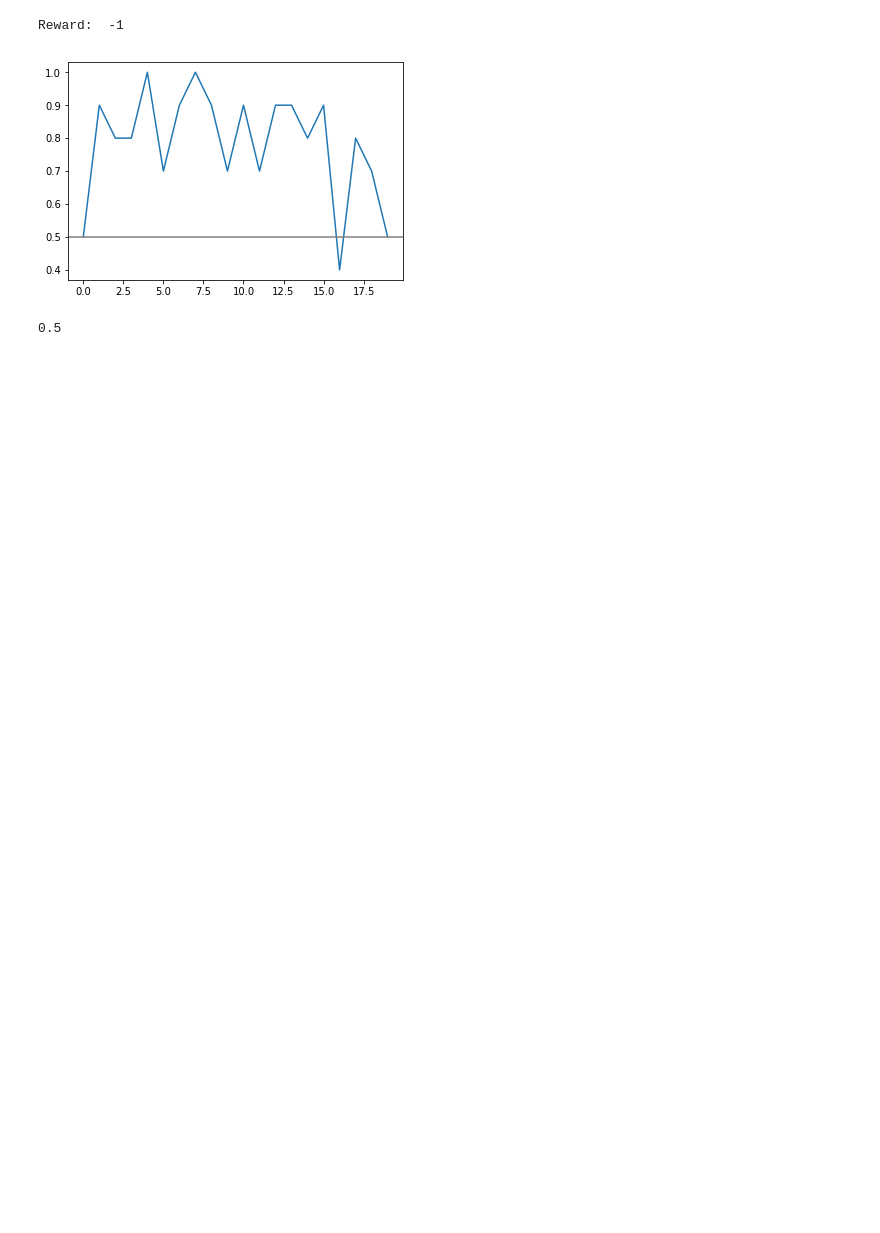
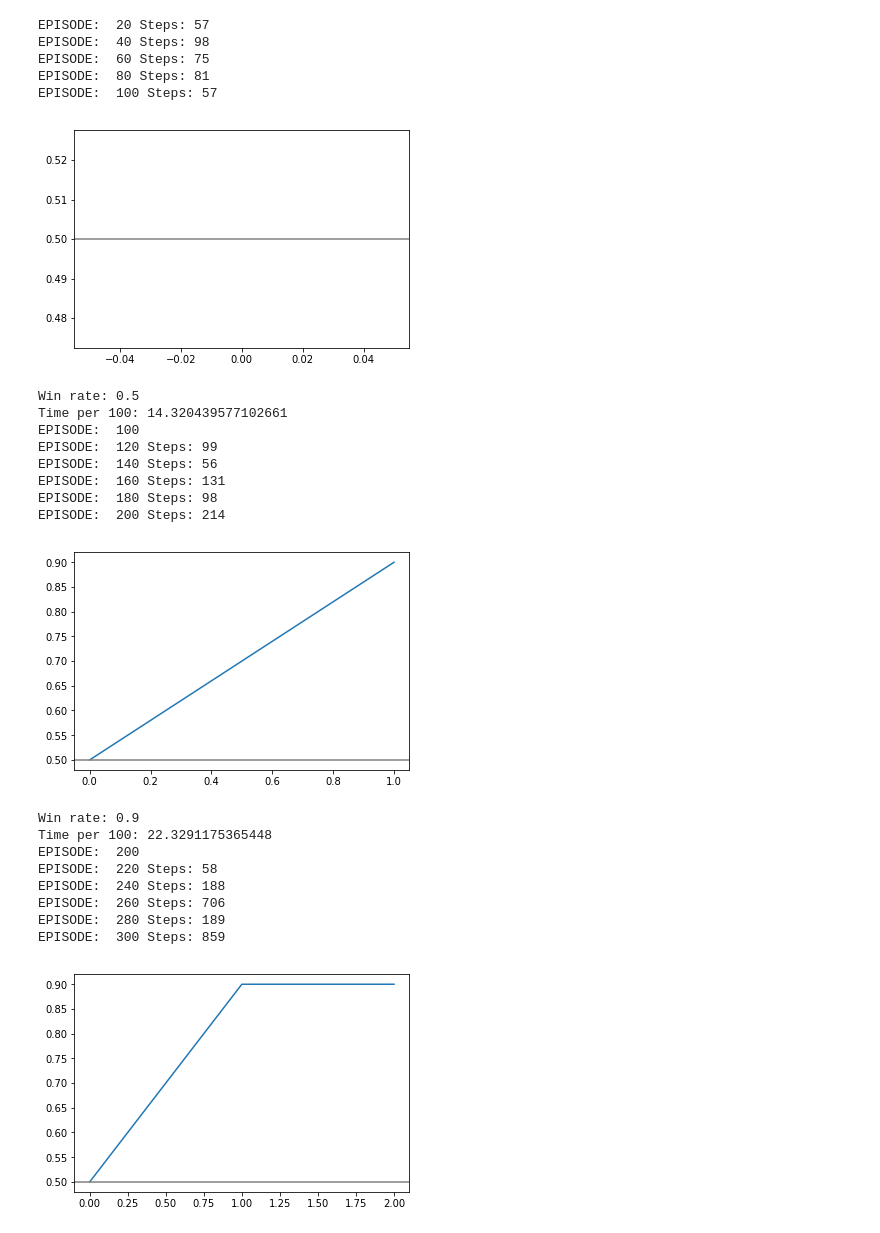
Before and after one commit to EythorE/Backgammon, a Jupyter notebook: TorchBackgammon-dyna2.ipynb, the cells around one changed output. Drawn from its saved outputs; the diff is of its cells as text; code cells hidden in the pictures; blank space fills up the shorter version.

Commit message:
2 versions of dyna (no self play)

```diff
--- a/TorchBackgammon-dyna2.ipynb
+++ b/TorchBackgammon-dyna2.ipynb
@@ -230,12 +230,13 @@ def search(pre_state, pre_value, pre_dice, n_dreams, max_steps = 1000):
 
     state = env.choose_board(pre_state)
 # %%
+import time
 rew_plt = []
 
-def playAgainstRandom(iters = 100):
+def playAgainstRandom(num_games = 100, clear = True):
     global rew_plt
     rew = []
-    for episode in range(iters):
+    for episode in range(num_games):
         env.reset()
         done = False
 
@@ -261,14 +262,14 @@ def playAgainstRandom(iters = 100):
 
         rew.append(reward)
 
-
-    clear_output(True)
+    if clear:
+        clear_output(True)
     rew_plt.append(np.mean(np.equal(rew,1)))
     rew = []
     plt.plot(rew_plt)
     plt.axhline(0.5, color="gray")
     plt.show()
-    print(rew_plt[-1])
+    print("Win rate:", rew_plt[-1])
 # %%
 gamma = 0.99
 actor_alpha = 0.01
@@ -281,13 +282,15 @@ forever = 2000
 
 plt_iter = 100
 
-
-from time import time
-tic = time()
+env = backgammon()
 
 
-env = backgammon()
+tic = time.time()
+
 for episode in range(1,forever+1):
+    if (episode%20==0):
+        print("EPISODE: ", episode, "Steps:", step)
+
     env.reset()
     done = False
     step = 1
@@ -304,9 +307,6 @@ for episode in range(1,forever+1):
 
 
     player = 0
-
-    if (episode%20==0):
-        print("EPISODE: ", episode)
 
     while not done:
         dice = B.roll_dice()
@@ -337,34 +337,59 @@ for episode in range(1,forever+1):
                     value_grad[player][i] = param.grad
 
             if (step>2):
                 with torch.no_grad():
                     reward = 0 # Reward er 0
                     delta = reward + gamma*value[player][1] - value[player][0]
 
                     for i, param in enumerate(critic.parameters()):
                         param += critic_alpha * delta * critic_Z[player][i]
                         critic_Z[player][i] = critic_lambda * critic_Z[player][i] + value_grad[player][i]
             step += 1
             player = not player
             env.swap_player()
 
     value[player][0] = float(value[player][1])
     value[player][1] = 0
 
     value[not player][0] = float(value[not player][1])
     value[not player][1] = 0
 
     with torch.no_grad():
         delta1 = reward + gamma*value[player][1] - value[player][0]
         delta2 = -reward + gamma*value[not player][1] - value[not player][0]
 
         for i, param in enumerate(critic.parameters()):
             param += critic_alpha * delta * critic_Z[player][i]
             param += critic_alpha * delta2 * critic_Z[not player][i]
 
     if episode%plt_iter == 0:
-        playAgainstRandom(iters = 10)
+        toc = time.time()
+        playAgainstRandom(num_games = 10, clear = False)
+        print("Time per {}: {}".format(plt_iter, toc-tic))
+        print("EPISODE: ", episode)
+        tic = time.time()
 # %% [output]
-Reward:  -1
+EPISODE:  20 Steps: 57
+EPISODE:  40 Steps: 98
+EPISODE:  60 Steps: 75
+EPISODE:  80 Steps: 81
+EPISODE:  100 Steps: 57
-[figure, old version]
+[figure, new version]
-0.5
+Win rate: 0.5
+Time per 100: 14.320439577102661
+EPISODE:  100
+EPISODE:  120 Steps: 99
+EPISODE:  140 Steps: 56
+EPISODE:  160 Steps: 131
+EPISODE:  180 Steps: 98
+EPISODE:  200 Steps: 214
+[figure, added]
+Win rate: 0.9
+Time per 100: 22.3291175365448
+EPISODE:  200
+EPISODE:  220 Steps: 58
+EPISODE:  240 Steps: 188
+EPISODE:  260 Steps: 706
+EPISODE:  280 Steps: 189
+EPISODE:  300 Steps: 859
+[figure, added]
```
Also changed, not shown: parts of 1 cell of this notebook, 1 other file.
